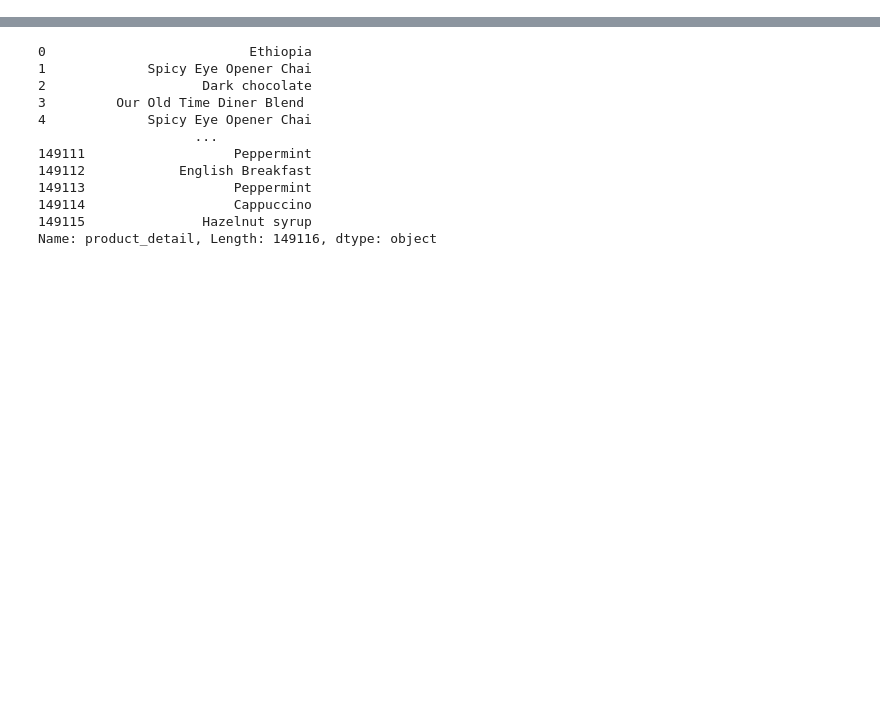
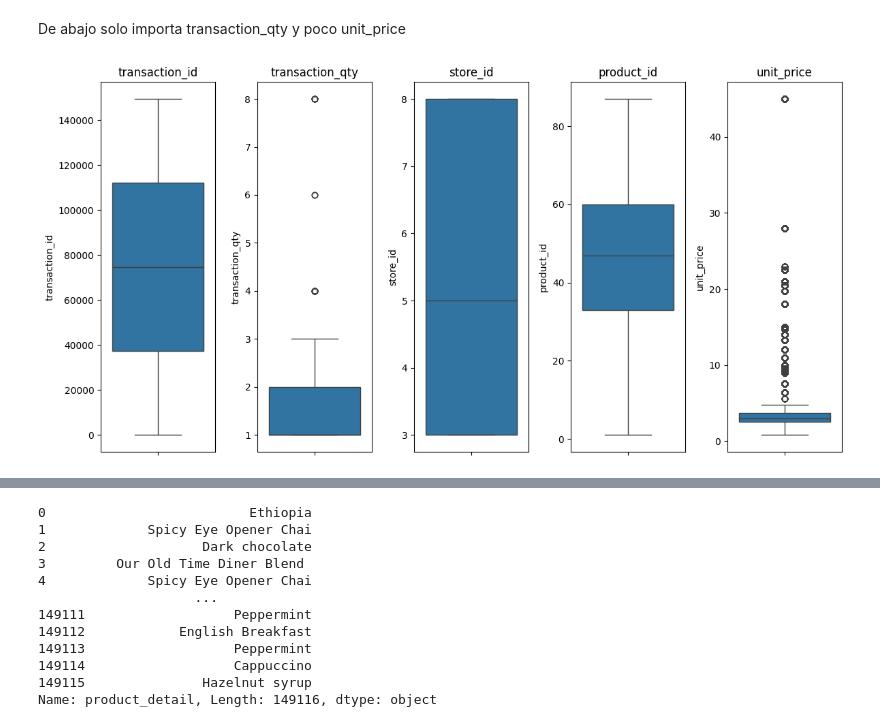
Before and after one commit to cinna-vk/Analisis-en-ventas-de-una-cafeteria, a Jupyter notebook: mineria_PIA.ipynb, the cells around one changed output, grey strips where cells are left out. Saved outputs shown, nothing was run; the diff lists cells and outputs as text; code cells hidden in the pictures; blank space fills up the shorter version.

Commit message:
Añadir EDA y regresión lineal muy poco confiable

```diff
--- a/mineria_PIA.ipynb
+++ b/mineria_PIA.ipynb
@@ -1,8 +24,8 @@
 # %%
-import kagglehub
+# https://www.kaggle.com/datasets/ahmedabbas757/coffee-sales/data
+path = kagglehub.dataset_download("ahmedabbas757/coffee-sales")
+print("Path to dataset files:", path)
 
-# Download latest version
-path = kagglehub.dataset_download("ahmedabbas757/coffee-sales")
-
-print("Path to dataset files:", path)
+df = pd.read_excel(path + "/Coffee Shop Sales.xlsx")
+df.head()
 # %% [output]
@@ -9,0 +91,7 @@ Path to dataset files: C:\Users\Naomi\.cache\kagglehub\datasets\ahmedabbas757\co
+# %%
+# Variablles categoricas
+categorical_cols = df.select_dtypes(include=["object"]).columns
+print("Columnas categóricas:", categorical_cols)
+# Variables numéricas
+numeric_cols = df.select_dtypes(include=["number"]).columns
+print("Columnas numéricas:", numeric_cols)
@@ -9,0 +133,13 @@ Path to dataset files: C:\Users\Naomi\.cache\kagglehub\datasets\ahmedabbas757\co
+# %% [markdown]
+De abajo solo importa transaction_qty y poco unit_price
+# %%
+# Mostrar boxplot para detectar outliers en todas las columnas numéricas
+plt.figure(figsize=(12, 6))
+for i, col in enumerate(numeric_cols):
+    plt.subplot(1, len(numeric_cols), i + 1)
+    sns.boxplot(y=df[col])
+    plt.title(f'{col}')
+plt.tight_layout()
+plt.show()
+# %% [output]
+[figure, added]
```
Also changed, not shown: parts of 36 cells of this notebook.
